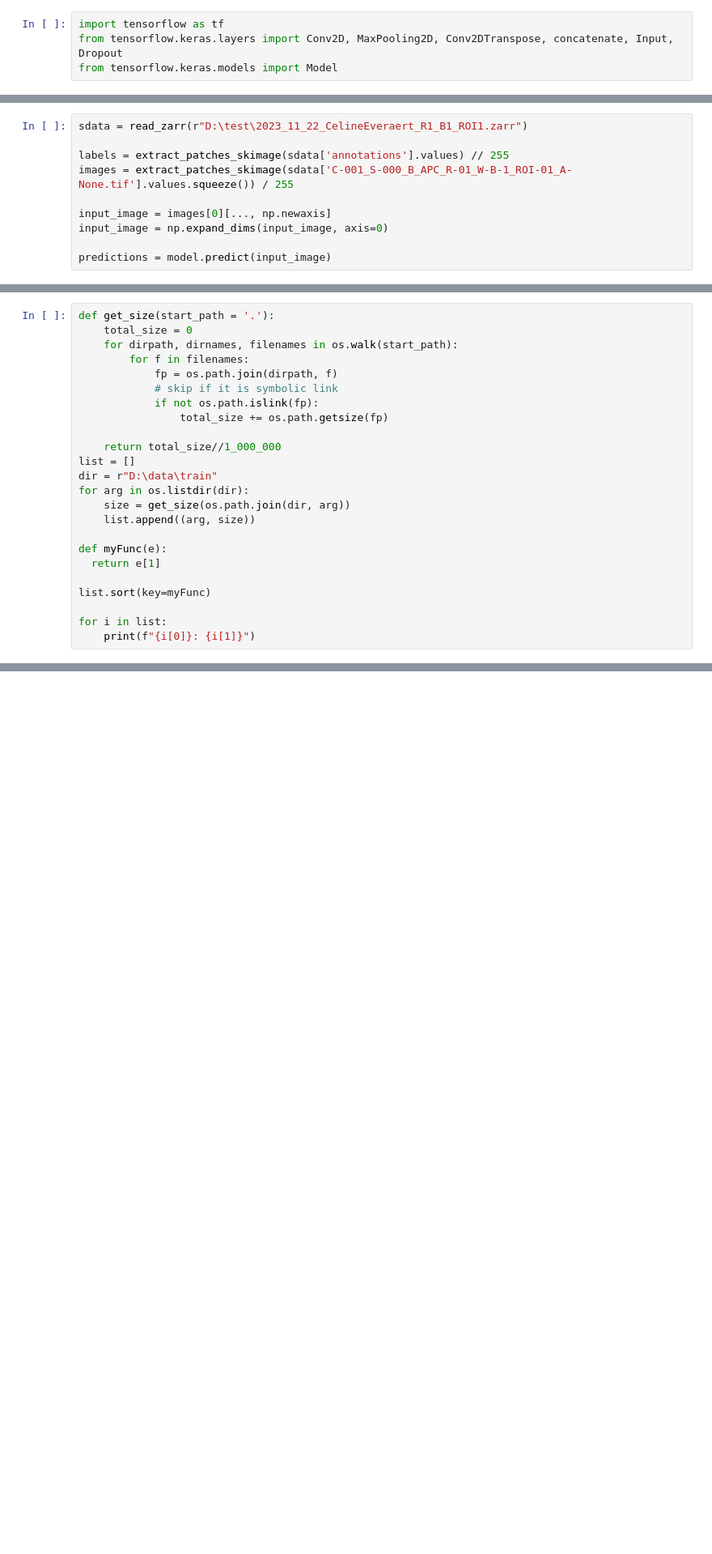
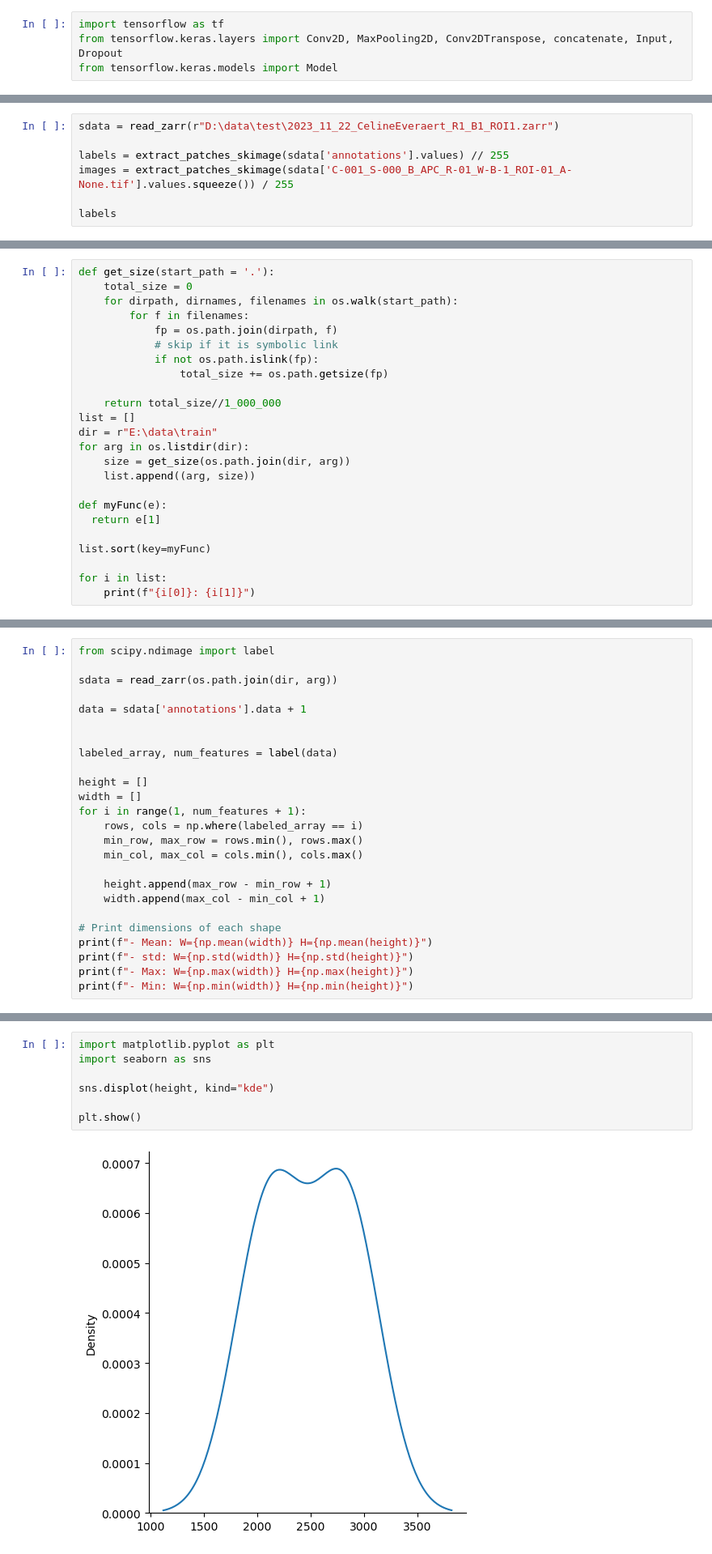
Before and after one commit to mattiasLG/Bachelor_proef_VIB, a Jupyter notebook: src/exploring/inspect.ipynb, the cells around one changed output, grey strips where cells are left out. Shown: that part at 81% size. Drawn from its saved outputs; the diff is of its cells as text; blank space fills up the shorter version.

```diff
--- a/src/exploring/inspect.ipynb
+++ b/src/exploring/inspect.ipynb
@@ -291,11 +321,8 @@ ________________________________________________________________________________
 # %%
-sdata = read_zarr(r"D:\test\2023_11_22_CelineEveraert_R1_B1_ROI1.zarr")
+sdata = read_zarr(r"D:\data\test\2023_11_22_CelineEveraert_R1_B1_ROI1.zarr")
 
 labels = extract_patches_skimage(sdata['annotations'].values) // 255
 images = extract_patches_skimage(sdata['C-001_S-000_B_APC_R-01_W-B-1_ROI-01_A-None.tif'].values.squeeze()) / 255
 
-input_image = images[0][..., np.newaxis]
-input_image = np.expand_dims(input_image, axis=0)
-
-predictions = model.predict(input_image)
+labels
 # %% [output]
@@ -365,7 +370,7 @@ def get_size(start_path = '.'):
 
     return total_size//1_000_000
 list = []
-dir = r"D:\data\train"
+dir = r"E:\data\train"
 for arg in os.listdir(dir):
     size = get_size(os.path.join(dir, arg))
     list.append((arg, size))
@@ -397,0 +443,25 @@ Testdata_CE.zarr: 7376
+# %%
+from scipy.ndimage import label
+
+sdata = read_zarr(os.path.join(dir, arg))
+
+data = sdata['annotations'].data + 1
+
+
+labeled_array, num_features = label(data)
+
+height = []
+width = []
+for i in range(1, num_features + 1):
+    rows, cols = np.where(labeled_array == i)
+    min_row, max_row = rows.min(), rows.max()
+    min_col, max_col = cols.min(), cols.max()
+
+    height.append(max_row - min_row + 1)
+    width.append(max_col - min_col + 1)
+
+# Print dimensions of each shape
+print(f"- Mean: W={np.mean(width)} H={np.mean(height)}")
+print(f"- std: W={np.std(width)} H={np.std(height)}")
+print(f"- Max: W={np.max(width)} H={np.max(height)}")
+print(f"- Min: W={np.min(width)} H={np.min(height)}")
@@ -397,0 +517,9 @@ Testdata_CE.zarr: 7376
+# %%
+import matplotlib.pyplot as plt
+import seaborn as sns
+
+sns.displot(height, kind="kde")
+
+plt.show()
+# %% [output]
+[figure, added]
```
Also changed, not shown: parts of 21 cells of this notebook, 3 other files.
